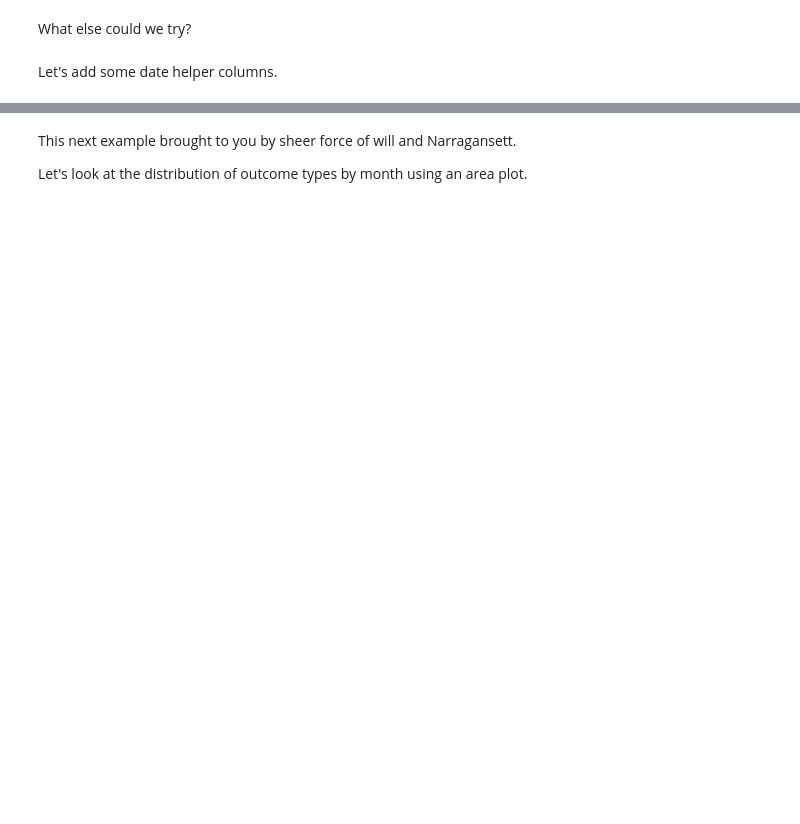
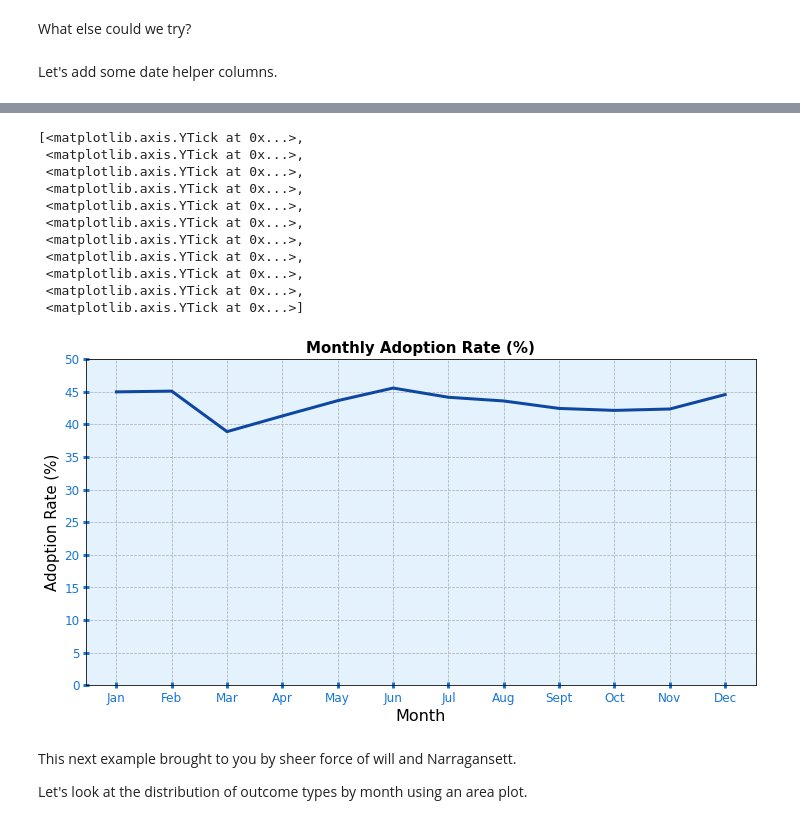
Before and after one commit to brandanscully/DATA_510, a Jupyter notebook: data510_Lecture_10.ipynb, the cells around one changed output, grey strips where cells are left out. Saved outputs shown, nothing was run; the diff lists cells and outputs as text; code cells hidden in the pictures; blank space fills up the shorter version.

```diff
--- a/data510_Lecture_10.ipynb
+++ b/data510_Lecture_10.ipynb
@@ -278,16 +642,30 @@ monthly adoptions = df_i_o[df_i_o['outcome_type']=='Adoption'].groupby('datetime
 # %%
 monthly_adoptions = df_i_o[df_i_o['outcome_type']=='Adoption'].groupby('datetime_intake_month').size().sort_index()
 monthly_adoption_rate = (monthly_adoptions/monthly)*100
 # Plot the findings to make the months with higher and lower intakes more obvious.
 chrt2 = monthly_adoption_rate.plot(kind='line', figsize=(12, 6), color="#0d47a1", use_index=True, lw=3)
 chrt2.set_title('Monthly Adoption Rate (%)', fontsize=15, fontweight="bold")
 chrt2.set_xlabel('Month', fontsize=16)
 chrt2.set_ylabel('Adoption Rate (%)', fontsize=15)
 chrt2.set_xticks([1, 2, 3, 4, 5, 6, 7, 8, 9, 10, 11, 12]) # Need to avoid FixedFormatter warning
 chrt2.set_xticklabels(xlbl_mos)
 chrt2.tick_params(colors='#1976d2', which='both', direction='inout', length=6, width="3", labelsize="12")
 chrt2.grid(True, ls="dashed", lw=".75")
 chrt2.set_facecolor('#e3f2fd')
+chrt2.set_yticks([0,5,10,15,20,25,30,35,40,45,50])
+# %% [output]
+[<matplotlib.axis.YTick at 0x...>,
+ <matplotlib.axis.YTick at 0x...>,
+ <matplotlib.axis.YTick at 0x...>,
+ <matplotlib.axis.YTick at 0x...>,
+ <matplotlib.axis.YTick at 0x...>,
+ <matplotlib.axis.YTick at 0x...>,
+ <matplotlib.axis.YTick at 0x...>,
+ <matplotlib.axis.YTick at 0x...>,
+ <matplotlib.axis.YTick at 0x...>,
+ <matplotlib.axis.YTick at 0x...>,
+ <matplotlib.axis.YTick at 0x...>]
+[figure, added]
 # %% [markdown]
 This next example brought to you by sheer force of will and Narragansett.
 
```
Also changed, not shown: parts of 49 cells of this notebook.
